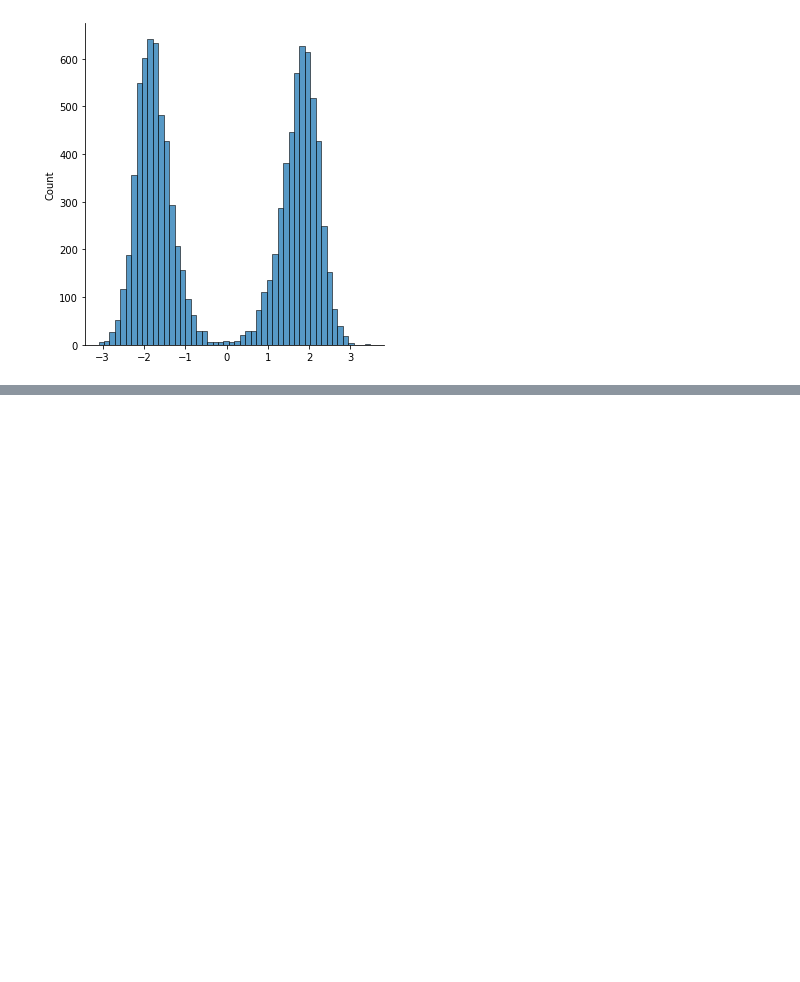
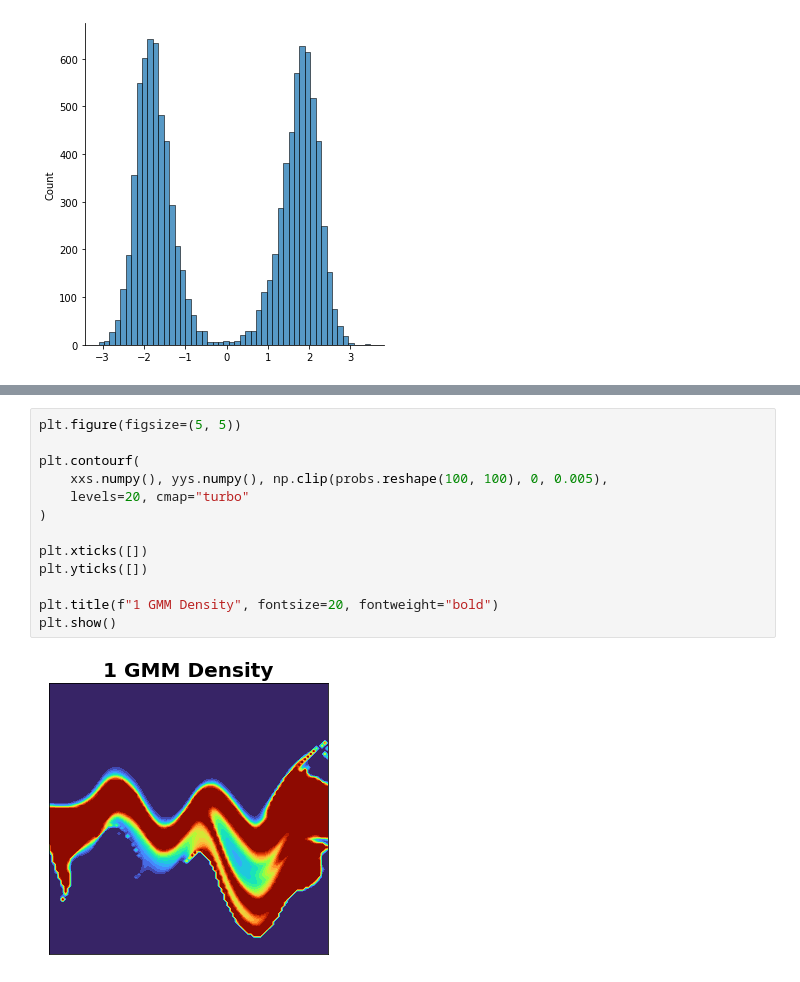
Before and after one commit to zhihanyang2022/maf-pytorch, a Jupyter notebook: maf/generate_2d_data.ipynb, the cells around one changed output, grey strips where cells are left out. Drawn from its saved outputs; the diff is of its cells as text; blank space fills up the shorter version.

```diff
--- a/maf/generate_2d_data.ipynb
+++ b/maf/generate_2d_data.ipynb
@@ -316,0 +337,15 @@ plt.show()
+# %%
+plt.figure(figsize=(5, 5))
+
+plt.contourf(
+    xxs.numpy(), yys.numpy(), np.clip(probs.reshape(100, 100), 0, 0.005),
+    levels=20, cmap="turbo"
+)
+
+plt.xticks([])
+plt.yticks([])
+
+plt.title(f"1 GMM Density", fontsize=20, fontweight="bold")
+plt.show()
+# %% [output]
+[figure, added]
```
Also changed, not shown: parts of 17 cells of this notebook, 17 other files.
